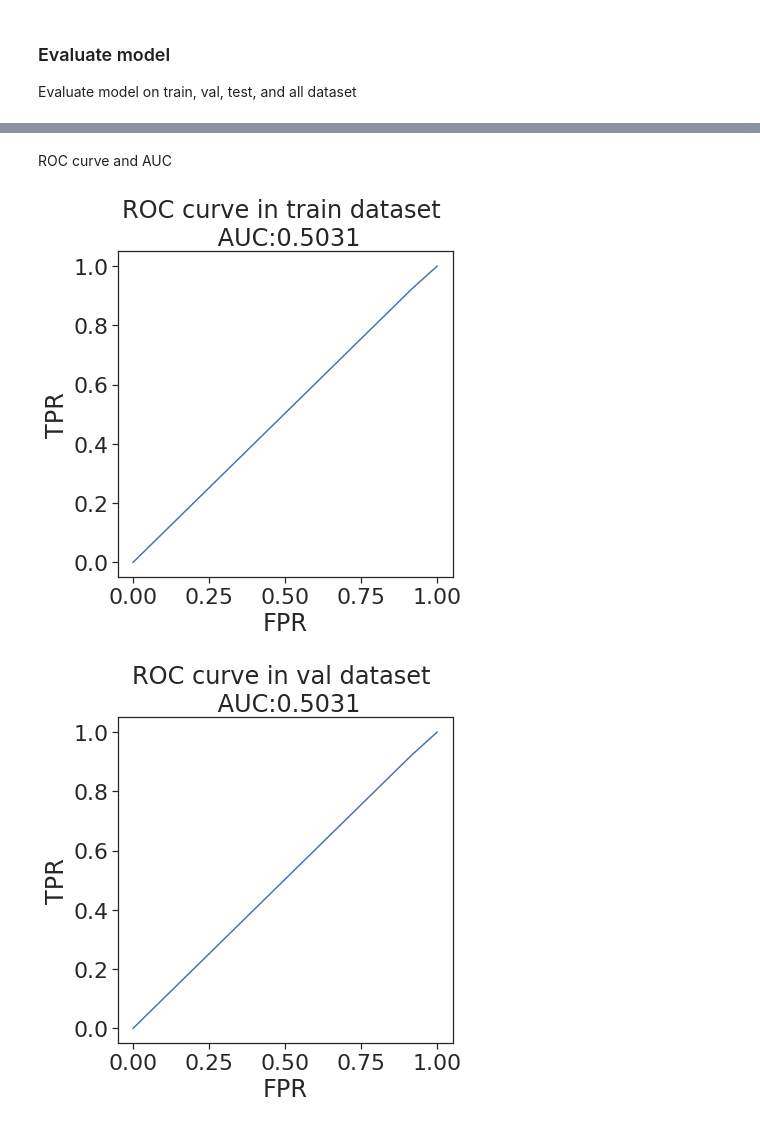
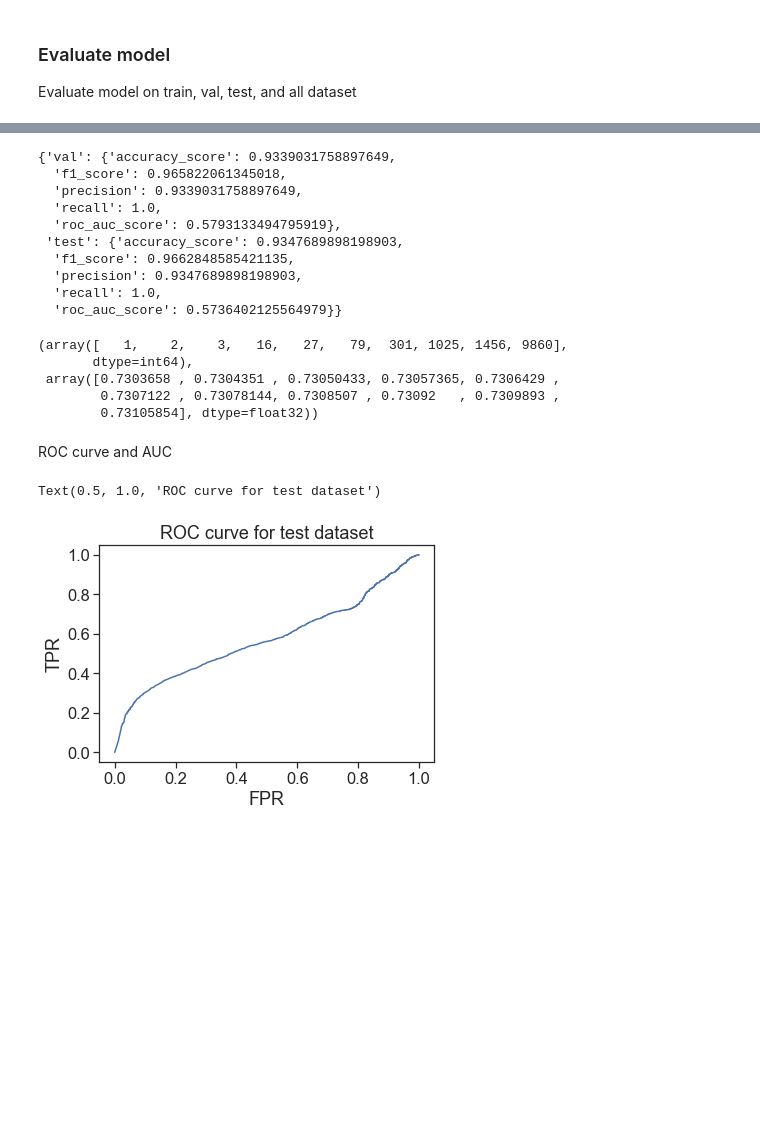
Before and after one commit to xph9876/FraudUserDetection, a Jupyter notebook: 3_Proposed_Methods.ipynb, the cells around one changed output, grey strips where cells are left out. Cells and saved outputs as stored; diff of their text form; code cells hidden in the pictures; blank space fills up the shorter version.

Commit message:
Update Running Result on Toy Dataset

```diff
--- a/3_Proposed_Methods.ipynb
+++ b/3_Proposed_Methods.ipynb
@@ -183,6 +232,6 @@ class FUD(nn.Module):
 # %% [markdown]
 ### Train model
 # %%
-model = FUD(emb_dim, device).to(device)
+model = FUD_GRU(emb_dim, device).to(device)
 model
 # %% [output]
@@ -263,14 +331,58 @@ Accuracy for all dataset: 0.8682
+# %%
+th = 0.5
+preds['val'] = preds['val'] >= th
+preds['test'] = preds['test'] >= th
+# %%
+# Evaluate
+from sklearn.metrics import f1_score
+from sklearn.metrics import accuracy_score
+from sklearn.metrics import precision_score
+from sklearn.metrics import roc_auc_score
+from sklearn.metrics import recall_score
+
+y_true = {}
+
+labels['val'].to
+
+metrics = {}
+for k in ['val', 'test']:
+    metrics[k] = {}
+    y_true[k] = labels[k].clone().view(-1).cpu().detach().numpy()
+    metrics[k]['accuracy_score'] = accuracy_score(y_pred=preds[k], y_true=y_true[k])
+    metrics[k]['f1_score'] = f1_score(y_pred=preds[k], y_true=y_true[k])
+    metrics[k]['precision'] = precision_score(y_pred=preds[k], y_true=y_true[k])
+    metrics[k]['recall'] = recall_score(y_pred=preds[k], y_true=y_true[k])
+    metrics[k]['roc_auc_score'] = roc_auc_score(y_score=preds_prob[k], y_true=y_true[k])
+metrics
+# %% [output]
+{'val': {'accuracy_score': 0.9339031758897649,
+  'f1_score': 0.965822061345018,
+  'precision': 0.9339031758897649,
+  'recall': 1.0,
+  'roc_auc_score': 0.5793133494795919},
+ 'test': {'accuracy_score': 0.9347689898198903,
+  'f1_score': 0.9662848585421135,
+  'precision': 0.9347689898198903,
+  'recall': 1.0,
+  'roc_auc_score': 0.5736402125564979}}
+# %%
+np.histogram(preds_prob['test'])
+# %% [output]
+(array([   1,    2,    3,   16,   27,   79,  301, 1025, 1456, 9860],
+       dtype=int64),
+ array([0.7303658 , 0.7304351 , 0.73050433, 0.73057365, 0.7306429 ,
+        0.7307122 , 0.73078144, 0.7308507 , 0.73092   , 0.7309893 ,
+        0.73105854], dtype=float32))
 # %% [markdown]
 ROC curve and AUC
 # %%
-for k, v in y_true.items():
-    fpr, tpr, _ = roc_curve(v, preds[k])
-    roc_auc = auc(fpr, tpr)
-    fig, ax = plt.subplots(figsize=(6,6))
-    plt.plot(fpr, tpr)
-    plt.ylabel('TPR')
-    plt.xlabel('FPR')
-    plt.title(f'ROC curve in {k} dataset \n AUC:{roc_auc:.4f}')
+from sklearn.metrics import roc_curve
+import matplotlib.pyplot as plt
+fpr, tpr, th = roc_curve(y_true=y_true['test'], y_score=preds_prob['test'])
+plt.plot(fpr, tpr)
+plt.ylabel('TPR')
+plt.xlabel('FPR')
+plt.title(f'ROC curve for test dataset')
 # %% [output]
+Text(0.5, 1.0, 'ROC curve for test dataset')
-[figure, old version]
+[figure, new version]
-[figure, removed]
```
Also changed, not shown: parts of 19 cells of this notebook, 1 other file.
